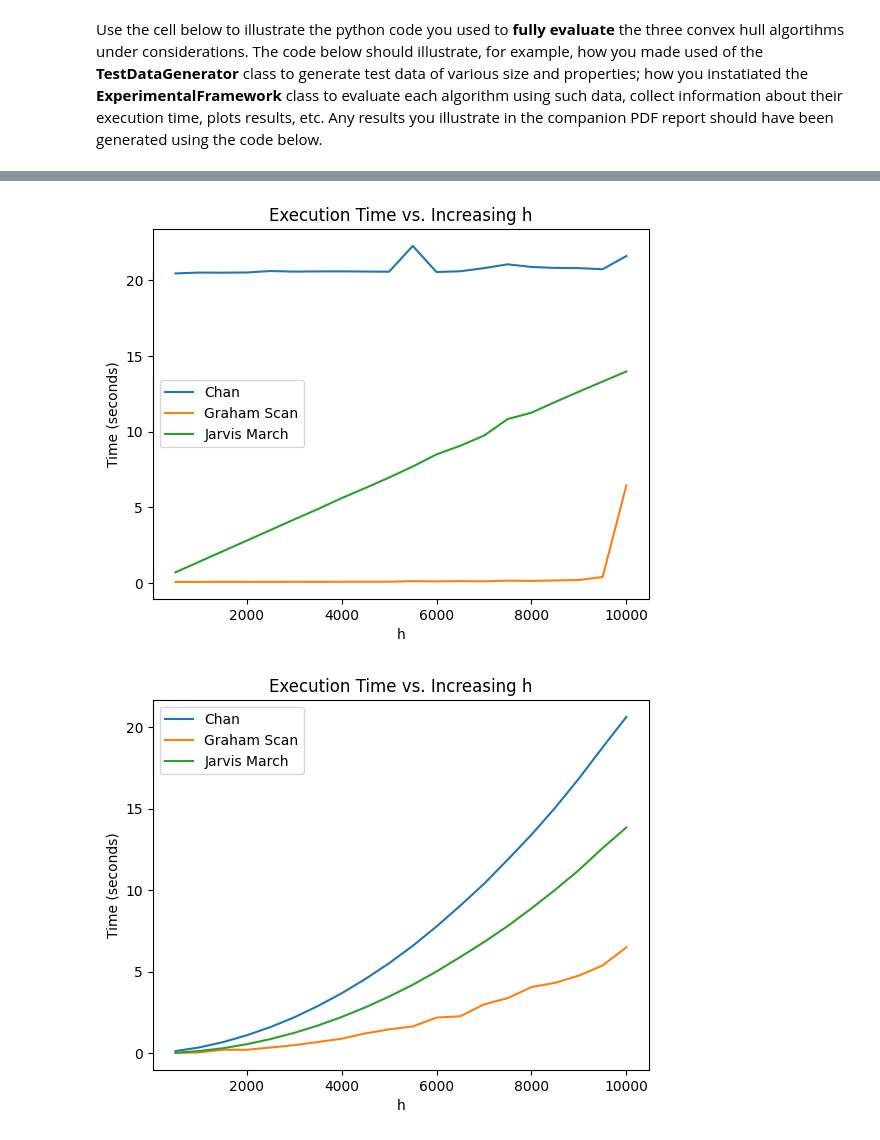
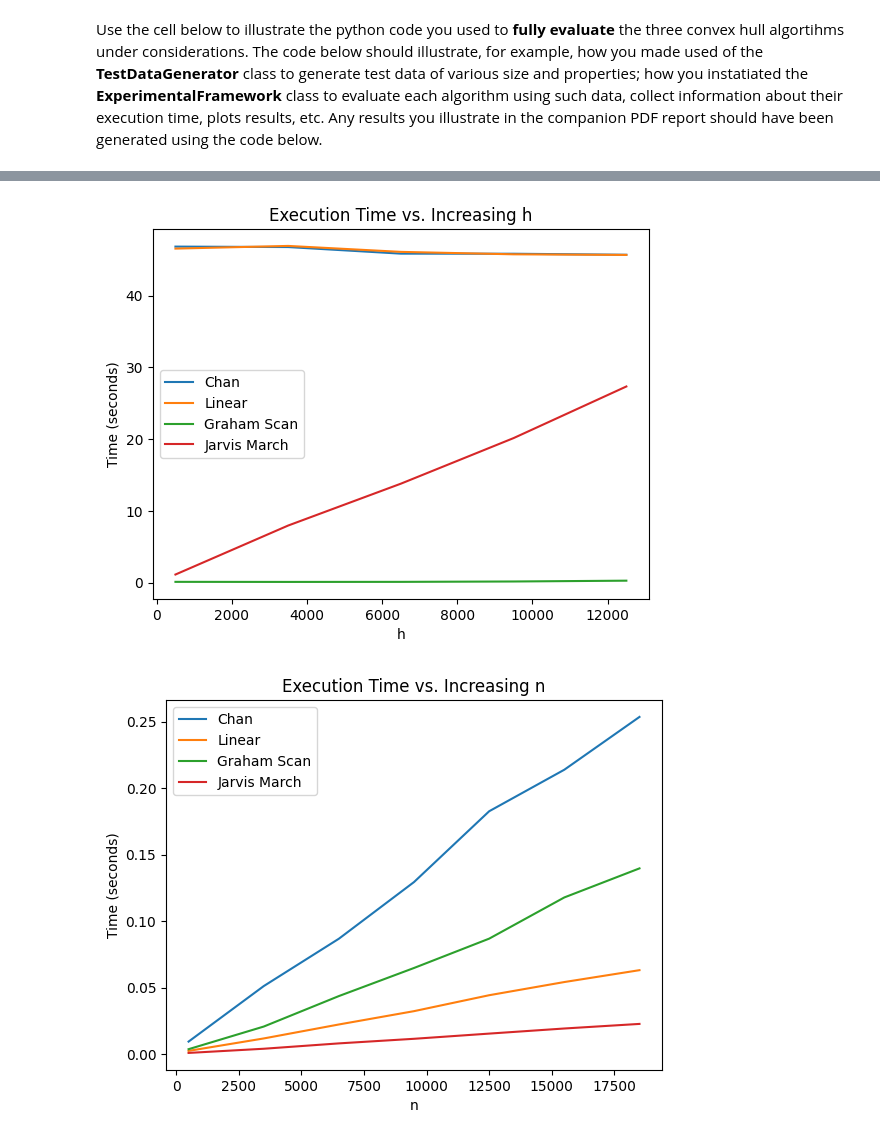
Before and after one commit to AidCheng/Gesture-Recognition, a Jupyter notebook: grp-XXX-0005code.ipynb, the cells around one changed output, grey strips where cells are left out. Drawn from its saved outputs; the diff is of its cells as text; code cells hidden in the pictures.

```diff
--- a/grp-XXX-0005code.ipynb
+++ b/grp-XXX-0005code.ipynb
@@ -505,23 +545,6 @@ class ExperimentalFramework():
                     results[algorithm.__name__] = {}
                 results[algorithm.__name__][('n_minH', n)] = time
 
-        for n in range(self.startVal, self.max_n + 1, self.interval):
-            data = TestDataGenerator(n, self.max_n).points
-            for algorithm in self.algorithms:
-                time = timeit.timeit(lambda: algorithm(data), number=1)
-
-                if algorithm.__name__ not in results:
-                    results[algorithm.__name__] = {}
-                results[algorithm.__name__][('n_maxH', n)] = time
-
-        for h in range(self.startVal, self.max_h + 1, self.interval):
-            data = TestDataGenerator(self.minVal, h).points
-            for algorithm in self.algorithms:
-                time = timeit.timeit(lambda: algorithm(data), number=1)
-
-                if algorithm.__name__ not in results:
-                    results[algorithm.__name__] = {}
-                results[algorithm.__name__][('h_minN', h)] = time
 
         for h in range(self.startVal, self.max_h + 1, self.interval):
             data = TestDataGenerator(self.max_h, h).points
@@ -562,20 +585,20 @@ plt.show()
 # %%
 ## RUNNING FRAMEWORK
 
-framework = ExperimentalFramework([jarvismarch, graham_scan, chan], 500, 3, 10000, 10000, 500)
+framework = ExperimentalFramework([jarvismarch, graham_scan, chan, linear], 500, 8, 20000, 15000, 3000)
 results = framework.run()
-
-#
 # %%
 ## INCREASING H with High N
 
 h_values = sorted(set(h for algorithm in results for (var, h) in results[algorithm] if var == 'h_maxN'))
 
 chan_values = [results['chan'][('h_maxN', h)] for h in h_values]
+linear_values = [results['linear'].get(('h_maxN', n), None) for n in h_values]
 graham_scan_values = [results['graham_scan'][('h_maxN', h)] for h in h_values]
 jarvismarch_values = [results['jarvismarch'][('h_maxN', h)] for h in h_values]
 
 plt.plot(h_values, chan_values, label='Chan')
+plt.plot(h_values, linear_values, label='Linear')
 plt.plot(h_values, graham_scan_values, label='Graham Scan')
 plt.plot(h_values, jarvismarch_values, label='Jarvis March')
 
@@ -586,25 +609,28 @@ plt.ylabel('Time (seconds)')
 plt.legend()
 plt.show()
 # %% [output]
-[figure, old version]
+[figure, new version]
 # %%
-## INCREASING H with Low H
+## INCREASING N With Low H
 
-h_values = sorted(set(h for algorithm in results for (var, h) in results[algorithm] if var == 'h_minN'))
+n_values = sorted(set(n for algorithm in results for (var, n) in results[algorithm] if var == 'n_minH'))
 
-chan_values = [results['chan'][('h_minN', h)] for h in h_values]
-graham_scan_values = [results['graham_scan'][('h_minN', h)] for h in h_values]
-jarvismarch_values = [results['jarvismarch'][('h_minN', h)] for h in h_values]
+chan_values = [results['chan'].get(('n_minH', n), None) for n in n_values]
+linear_values = [results['linear'].get(('n_minH', n), None) for n in n_values]
+graham_scan_values = [results['graham_scan'].get(('n_minH', n), None) for n in n_values]
+jarvismarch_values = [results['jarvismarch'].get(('n_minH', n), None) for n in n_values]
 
-plt.plot(h_values, chan_values, label='Chan')
-plt.plot(h_values, graham_scan_values, label='Graham Scan')
-plt.plot(h_values, jarvismarch_values, label='Jarvis March')
 
-plt.title('Execution Time vs. Increasing h')
-plt.xlabel('h')
+plt.plot(n_values, chan_values, label='Chan')
+plt.plot(n_values, linear_values, label='Linear')
+plt.plot(n_values, graham_scan_values, label='Graham Scan')
+plt.plot(n_values, jarvismarch_values, label='Jarvis March')
+
+plt.title('Execution Time vs. Increasing n')
+plt.xlabel('n')
 plt.ylabel('Time (seconds)')
 
 plt.legend()
 plt.show()
 # %% [output]
-[figure, old version]
+[figure, new version]
```
Also changed, not shown: parts of 5 cells of this notebook.
